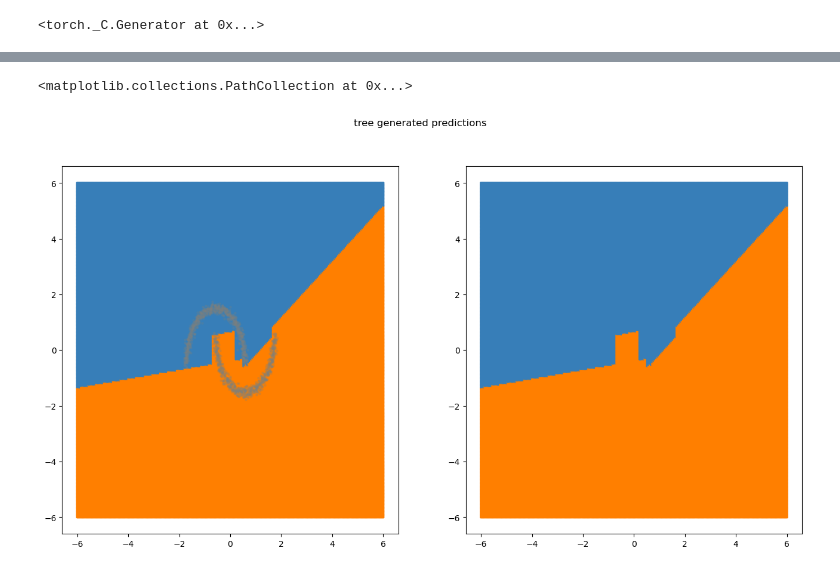
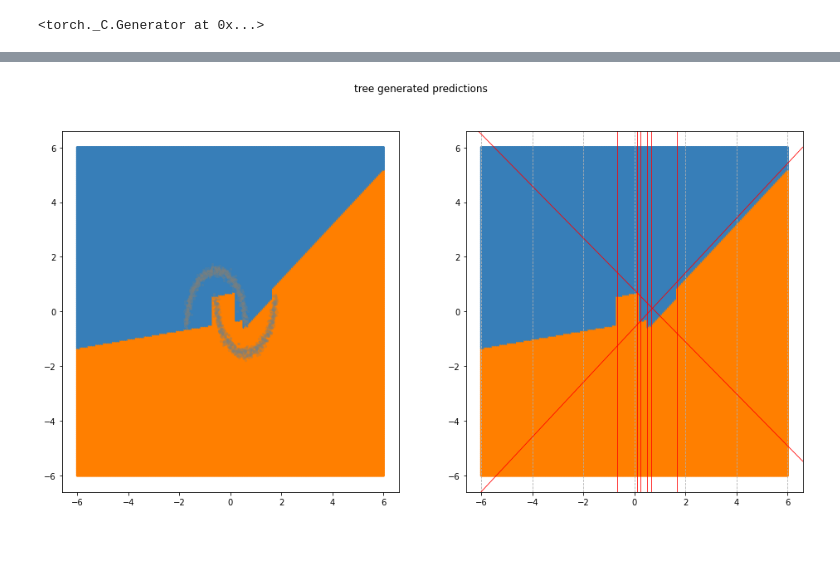
Before and after one commit to junzeye/OCT_vs_NN, a Jupyter notebook: 2D_experiments/scratch.ipynb, the cells around one changed output, grey strips where cells are left out. Cells and saved outputs as stored; diff of their text form; code cells hidden in the pictures; blank space fills up the shorter version.

```diff
--- a/2D_experiments/scratch.ipynb
+++ b/2D_experiments/scratch.ipynb
@@ -133,6 +168,7 @@ with add_path('../'):
     sgmtr = TotalSegmentor()
     HHTree = HouseHolderCART(impurity = Gini(), segmentor = sgmtr, max_depth = 5, min_samples = 10)
     HHTree.fit(moon_x, moon_y)
+    nodes = HHTree._nodes
     train_score = accuracy_score(moon_y, HHTree.predict(moon_x))
     print("train_score: ", train_score)
     grid_y_pred = HHTree.predict(grid_x)
@@ -141,0 +178,9 @@ train_score:  0.9986666666666667
+# %%
+print(f"number of nodes on this tree: {len(nodes)}")
+leaf_count = sum([1 if node.is_leaf else 0 for node in nodes])
+print(f"number of leaf nodes: {leaf_count}")
+print(f"root node depth: {HHTree._root.depth}")
+print()
+for node in nodes:
+    if node.is_leaf:
+        print(f"Leaf depth is: {node.depth}")
@@ -142,12 +222,18 @@ train_score:  0.9986666666666667
 # %%
 fig, (ax1, ax2) = plt.subplots(1, 2, figsize=(16, 8))
 fig.suptitle('tree generated predictions')
 fig
 
 ax1.scatter(grid_x[:,0], grid_x[:,1], color = colors[grid_y_pred], s = 5)
 ax1.scatter(moon_x[:,0], moon_x[:,1], color = 'gray', s = 5, alpha = 0.2)
 
 ax2.scatter(grid_x[:,0], grid_x[:,1], color = colors[grid_y_pred], s = 5)
+for node in nodes:
+    if node._weights is not None and node._weights[0] == 1.:
+        ax2.axvline(node._weights[-1], ymin = -10, ymax = 10, lw = 0.8, c = 'r')
+ax2.axline((0, -0.5854), slope = 1, lw = 0.8, c = 'r')
+ax2.axline((0, 0.7852), slope = -0.6885 / 0.7252, lw = 0.8, c = 'r')
+
+plt.grid(axis = "x", linestyle = "--")
 # %% [output]
-<matplotlib.collections.PathCollection at 0x...>
-[figure, old version]
+[figure, new version]
```
Also changed, not shown: parts of 9 cells of this notebook, 10 other files.
